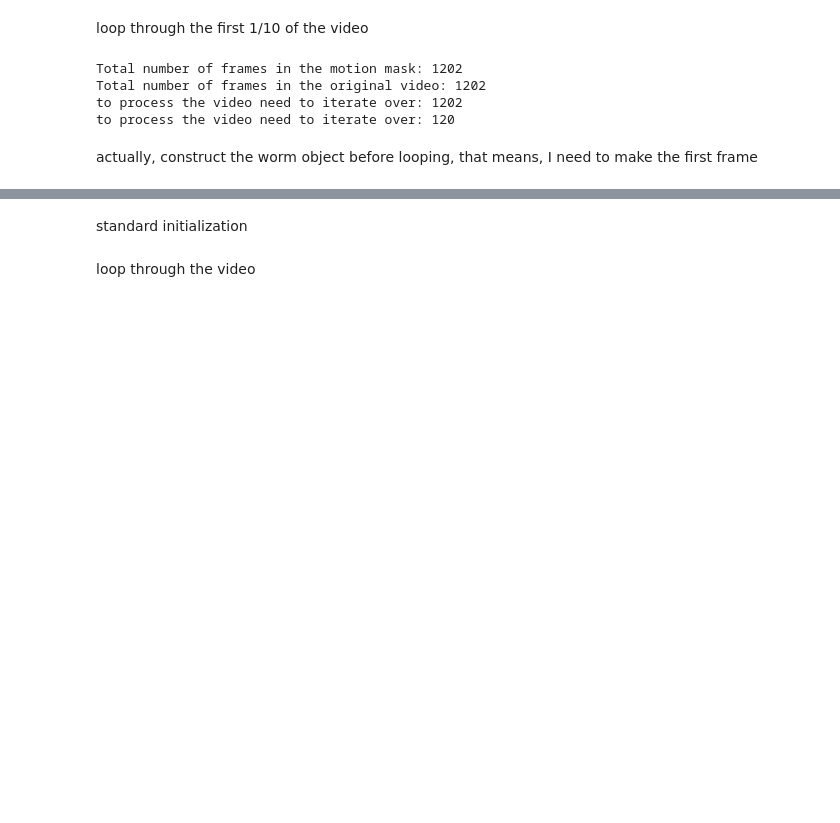
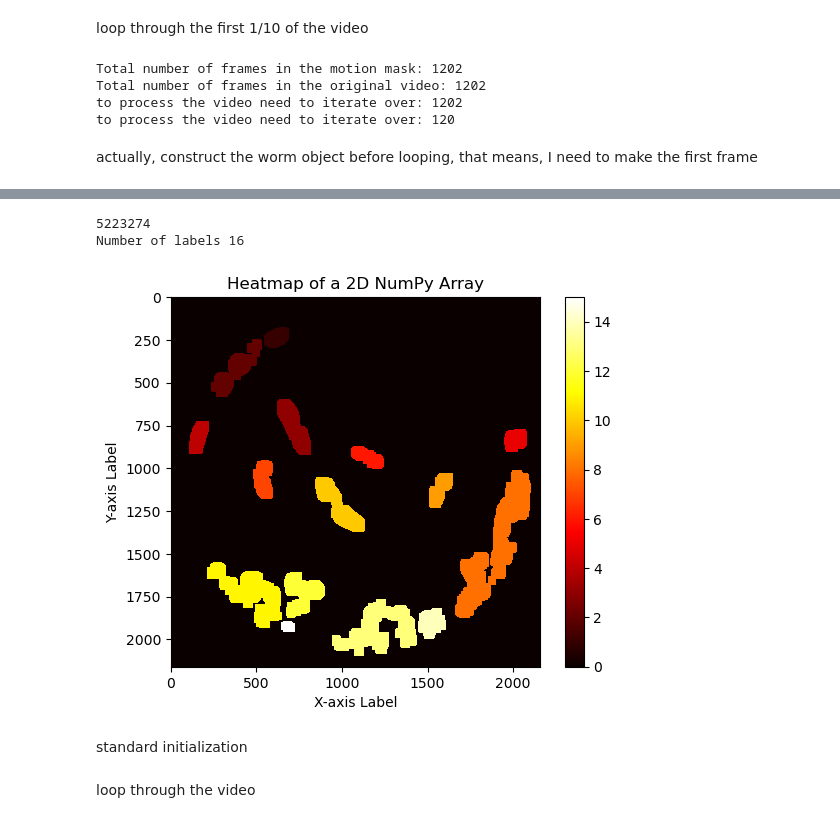
Before and after one commit to XueqianDeng/unicellular, a Jupyter notebook: pipe.ipynb, the cells around one changed output, grey strips where cells are left out. Drawn from its saved outputs; the diff is of its cells as text; code cells hidden in the pictures; blank space fills up the shorter version.

```diff
--- a/pipe.ipynb
+++ b/pipe.ipynb
@@ -1179,0 +1283,27 @@ actually, construct the worm object before looping, that means, I need to make t
+# %%
+ret, current_motion_frame = motion_mask_cap.read()
+current_motion_frame = cv2.cvtColor(current_motion_frame, cv2.COLOR_BGR2GRAY)
+# Calculate Optical Flow
+flow = cv2.calcOpticalFlowFarneback(previous_motion_frame, current_motion_frame, None, 0.5, 3, 15, 3, 5, 1.2, 0)
+# Compute magnitude and angle of the flow
+mag, ang = cv2.cartToPolar(flow[..., 0], flow[..., 1])
+# Create motion mask
+thresh = 1  # Set threshold for motion detection
+motion_mask = cv2.threshold(mag, thresh, 255, cv2.THRESH_BINARY)[1]
+eroded_frame = cv2.erode(motion_mask, erode_kernel, iterations=1)
+dilated_frame = cv2.dilate(eroded_frame, dilate_kernel, iterations=1)
+num_labels, labels, stats, centroids = cv2.connectedComponentsWithStats(np.uint8(dilated_frame), connectivity=8)
+print('Number of labels', num_labels, '\n')
+print('labels', labels, '\n')
+print('stats', stats, '\n')
+print('centroids', centroids, '\n')
+min_area = 5000
+for i in range(1, num_labels):
+    x, y, w, h, area = stats[i]
+    if area > min_area:
+        cv2.rectangle(frame2, (x, y), (x + w, y + h), (0, 255, 0), 2)
+for i in range(1, num_labels):
+    x, y, w, h, area = stats[i]
+    if area > min_area:
+        cv2.rectangle(dilated_frame, (x, y), (x + w, y + h), (255, 255, 255), 2)
+previous_motion_frame = current_motion_frame
@@ -1180,3 +1328,24 @@ actually, construct the worm object before looping, that means, I need to make t
+# %%
+print(sum(sum(labels)))
+print('Number of labels', num_labels)
+
+# Create the heatmap
+plt.imshow(labels, cmap='hot', interpolation='nearest')
+
+# Adding a colorbar
+plt.colorbar()
+
+# Adding titles and labels (optional)
+plt.title('Heatmap of a 2D NumPy Array')
+plt.xlabel('X-axis Label')
+plt.ylabel('Y-axis Label')
+
+# Show the plot
+plt.show()
+# %% [output]
+5223274
+Number of labels 16
+[figure, added]
 # %% [markdown]
 standard initialization
 # %%
```
Also changed, not shown: parts of 7 cells of this notebook.
